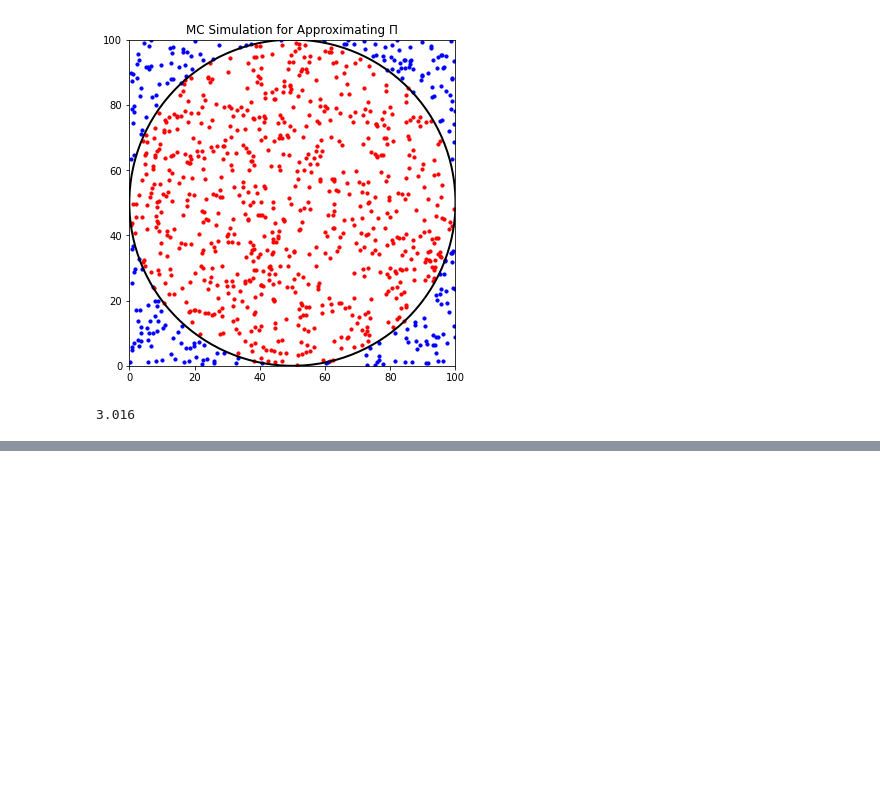
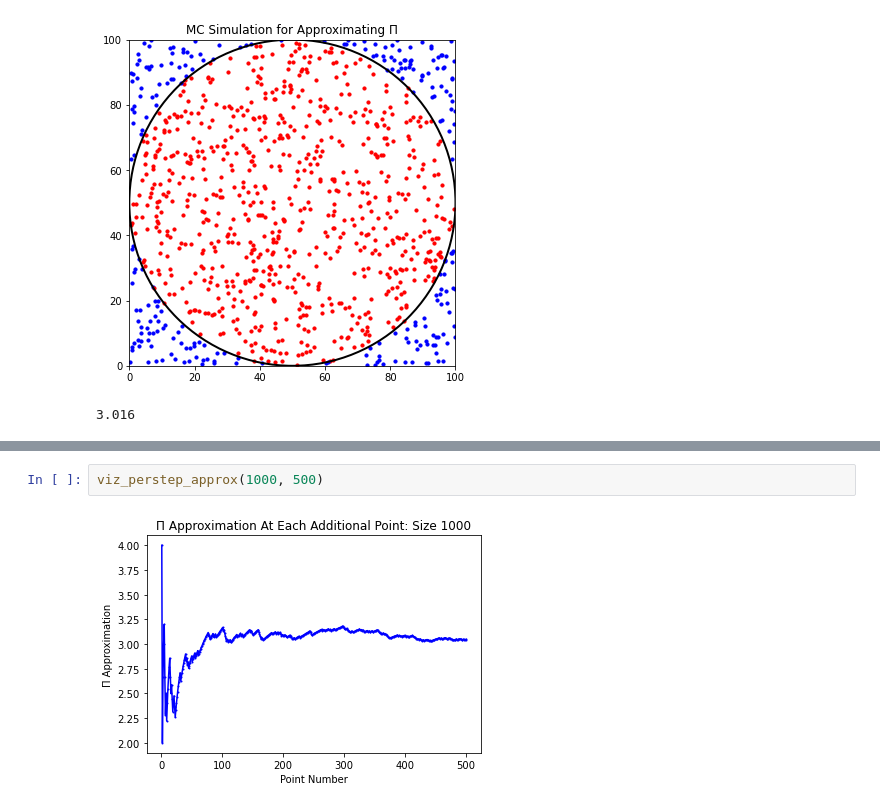
Before and after one commit to maxmandel/MonteCarlo, a Jupyter notebook: MCSim_Pi.ipynb, the cells around one changed output, grey strips where cells are left out. Cells and saved outputs as stored; diff of their text form; blank space fills up the shorter version.

```diff
--- a/MCSim_Pi.ipynb
+++ b/MCSim_Pi.ipynb
@@ -124,0 +163,4 @@ approx_pi_visual(100, 1000)
+# %%
+viz_perstep_approx(1000, 500)
+# %% [output]
+[figure, added]
```
Also changed, not shown: parts of 3 cells of this notebook.
